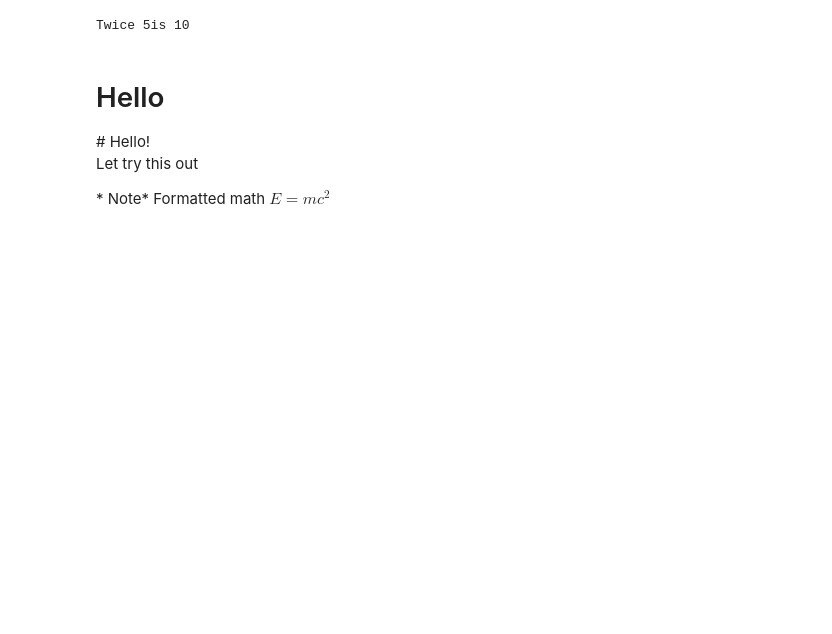
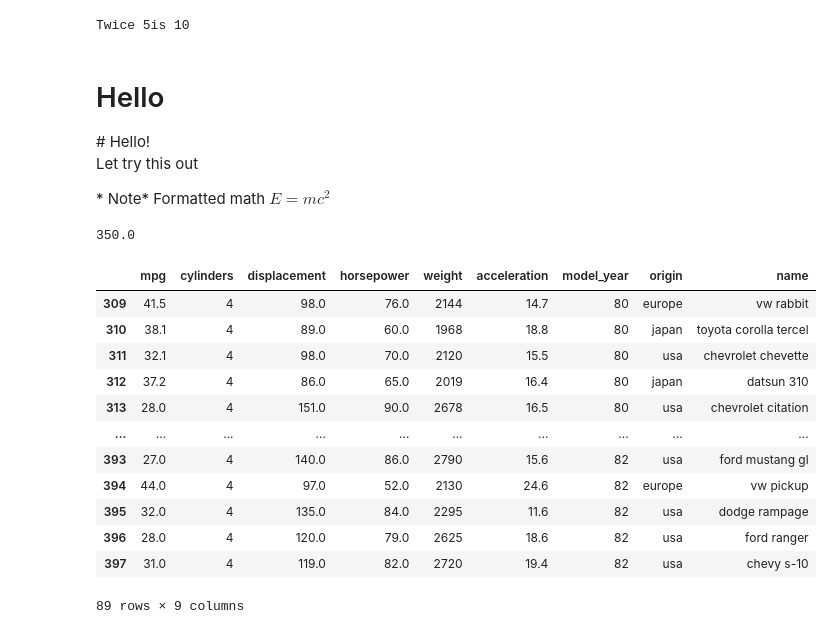
Before and after one commit to Nan227/python2023SP, a Jupyter notebook: hello_jupyter.ipynb, the cells around one changed output. Saved outputs shown, nothing was run; the diff lists cells and outputs as text; code cells hidden in the pictures; blank space fills up the shorter version.

```diff
--- a/hello_jupyter.ipynb
+++ b/hello_jupyter.ipynb
@@ -198,3 +198,24 @@ Twice 5is 10
 <p> Let try this out</p>
 * Note*
 Formatted math $E = mc^2$
+# %%
+coords = (1,2)
+data.iloc[coords]
+# %% [output]
+350.0
+# %%
+data[(data.model_year>=80)]
+# %% [output]
+|  | mpg | cylinders | displacement | horsepower | weight | acceleration | model_year | origin | name |
+| 309 | 41.5 | 4 | 98.0 | 76.0 | 2144 | 14.7 | 80 | europe | vw rabbit |
+| 310 | 38.1 | 4 | 89.0 | 60.0 | 1968 | 18.8 | 80 | japan | toyota corolla tercel |
+| 311 | 32.1 | 4 | 98.0 | 70.0 | 2120 | 15.5 | 80 | usa | chevrolet chevette |
+| 312 | 37.2 | 4 | 86.0 | 65.0 | 2019 | 16.4 | 80 | japan | datsun 310 |
+| 313 | 28.0 | 4 | 151.0 | 90.0 | 2678 | 16.5 | 80 | usa | chevrolet citation |
+| ... | ... | ... | ... | ... | ... | ... | ... | ... | ... |
+| 393 | 27.0 | 4 | 140.0 | 86.0 | 2790 | 15.6 | 82 | usa | ford mustang gl |
+| 394 | 44.0 | 4 | 97.0 | 52.0 | 2130 | 24.6 | 82 | europe | vw pickup |
+| 395 | 32.0 | 4 | 135.0 | 84.0 | 2295 | 11.6 | 82 | usa | dodge rampage |
+| 396 | 28.0 | 4 | 120.0 | 79.0 | 2625 | 18.6 | 82 | usa | ford ranger |
+| 397 | 31.0 | 4 | 119.0 | 82.0 | 2720 | 19.4 | 82 | usa | chevy s-10 |
+89 rows × 9 columns
```
Also changed, not shown: parts of 7 cells of this notebook, 2 other files.
